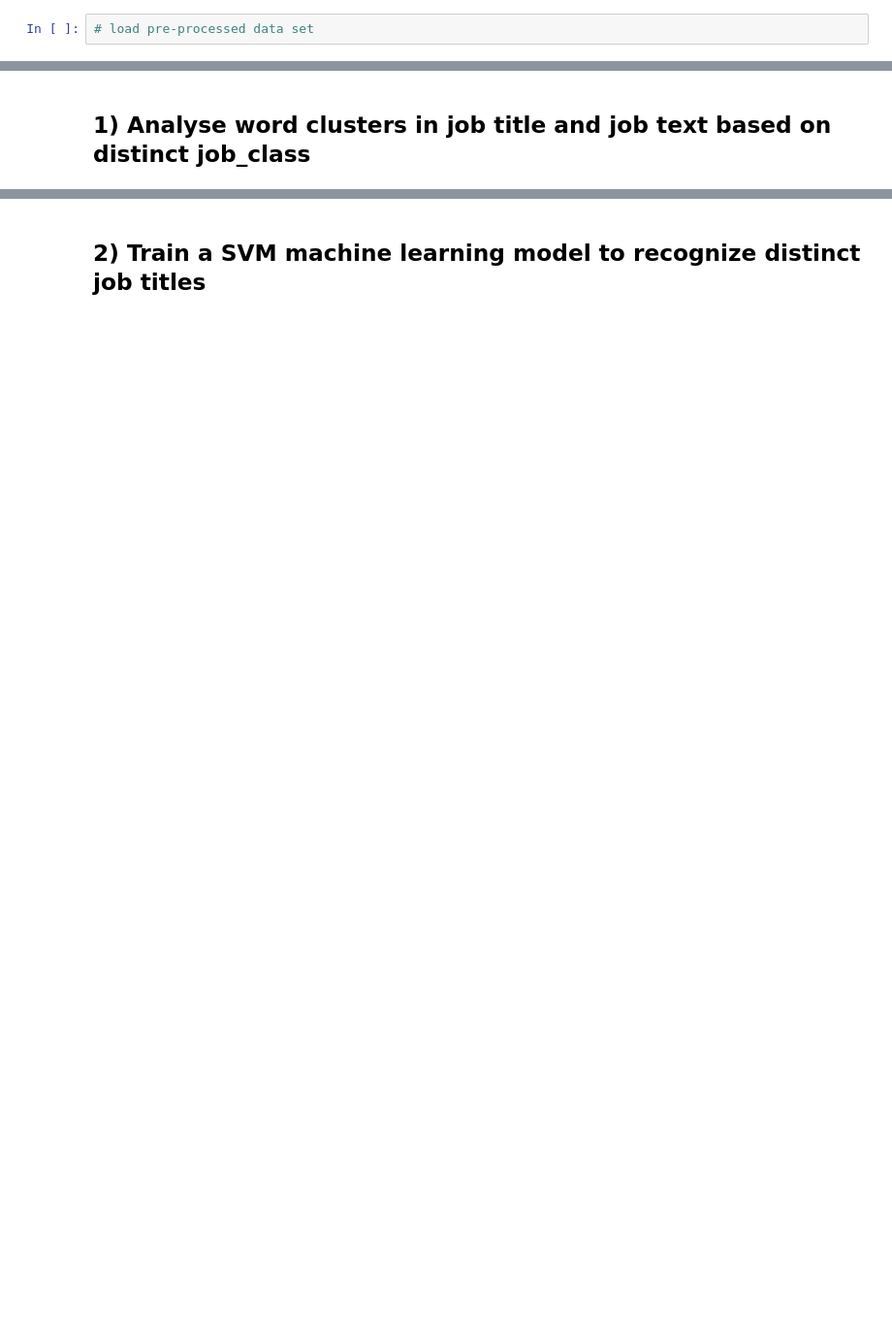
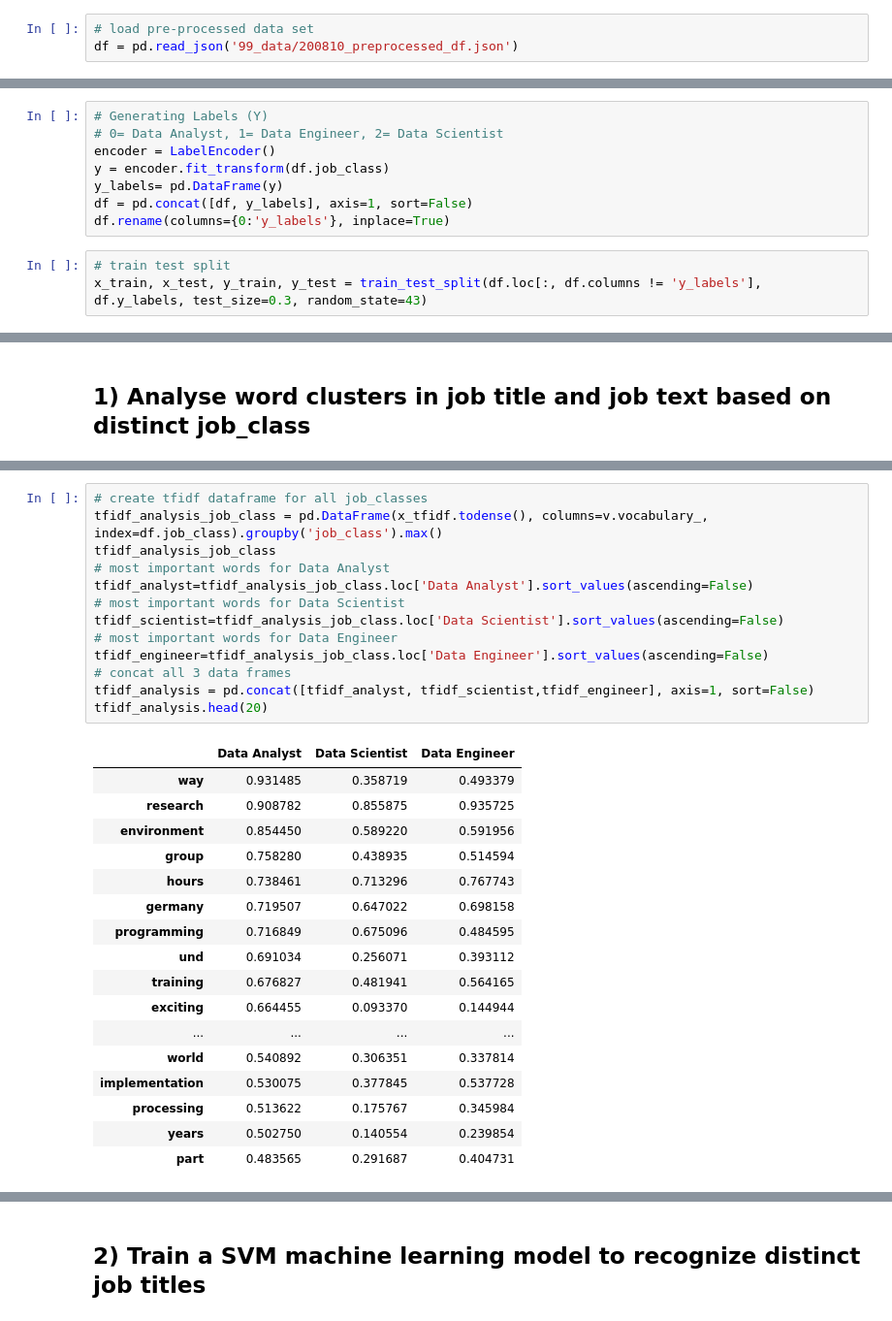
Before and after one commit to SabFrAlphin/project_job_skill_screener_DATA_ML, a Jupyter notebook: job_data_machine_learning.ipynb, the cells around one changed output, grey strips where cells are left out. Shown at 97% size. Drawn from its saved outputs; the diff is of its cells as text; blank space fills up the shorter version.

```diff
--- a/job_data_machine_learning.ipynb
+++ b/job_data_machine_learning.ipynb
@@ -16,2 +47,3 @@ Objective:
 # %%
 # load pre-processed data set
+df = pd.read_json('99_data/200810_preprocessed_df.json')
@@ -17,0 +77,11 @@ Objective:
+# %%
+# Generating Labels (Y)
+# 0= Data Analyst, 1= Data Engineer, 2= Data Scientist
+encoder = LabelEncoder()
+y = encoder.fit_transform(df.job_class)
+y_labels= pd.DataFrame(y)
+df = pd.concat([df, y_labels], axis=1, sort=False)
+df.rename(columns={0:'y_labels'}, inplace=True)
+# %%
+# train test split
+x_train, x_test, y_train, y_test = train_test_split(df.loc[:, df.columns != 'y_labels'], df.y_labels, test_size=0.3, random_state=43)
@@ -19,0 +118,31 @@ Objective:
+# %%
+# create tfidf dataframe for all job_classes
+tfidf_analysis_job_class = pd.DataFrame(x_tfidf.todense(), columns=v.vocabulary_, index=df.job_class).groupby('job_class').max()
+tfidf_analysis_job_class
+# most important words for Data Analyst
+tfidf_analyst=tfidf_analysis_job_class.loc['Data Analyst'].sort_values(ascending=False)
+# most important words for Data Scientist
+tfidf_scientist=tfidf_analysis_job_class.loc['Data Scientist'].sort_values(ascending=False)
+# most important words for Data Engineer
+tfidf_engineer=tfidf_analysis_job_class.loc['Data Engineer'].sort_values(ascending=False)
+# concat all 3 data frames
+tfidf_analysis = pd.concat([tfidf_analyst, tfidf_scientist,tfidf_engineer], axis=1, sort=False)
+tfidf_analysis.head(20)
+# %% [output]
+|  | Data Analyst | Data Scientist | Data Engineer |
+| way | 0.931485 | 0.358719 | 0.493379 |
+| research | 0.908782 | 0.855875 | 0.935725 |
+| environment | 0.854450 | 0.589220 | 0.591956 |
+| group | 0.758280 | 0.438935 | 0.514594 |
+| hours | 0.738461 | 0.713296 | 0.767743 |
+| germany | 0.719507 | 0.647022 | 0.698158 |
+| programming | 0.716849 | 0.675096 | 0.484595 |
+| und | 0.691034 | 0.256071 | 0.393112 |
+| training | 0.676827 | 0.481941 | 0.564165 |
+| exciting | 0.664455 | 0.093370 | 0.144944 |
+| ... | ... | ... | ... |
+| world | 0.540892 | 0.306351 | 0.337814 |
+| implementation | 0.530075 | 0.377845 | 0.537728 |
+| processing | 0.513622 | 0.175767 | 0.345984 |
+| years | 0.502750 | 0.140554 | 0.239854 |
+| part | 0.483565 | 0.291687 | 0.404731 |
```
Also changed, not shown: parts of 31 cells of this notebook, 15 other files.
